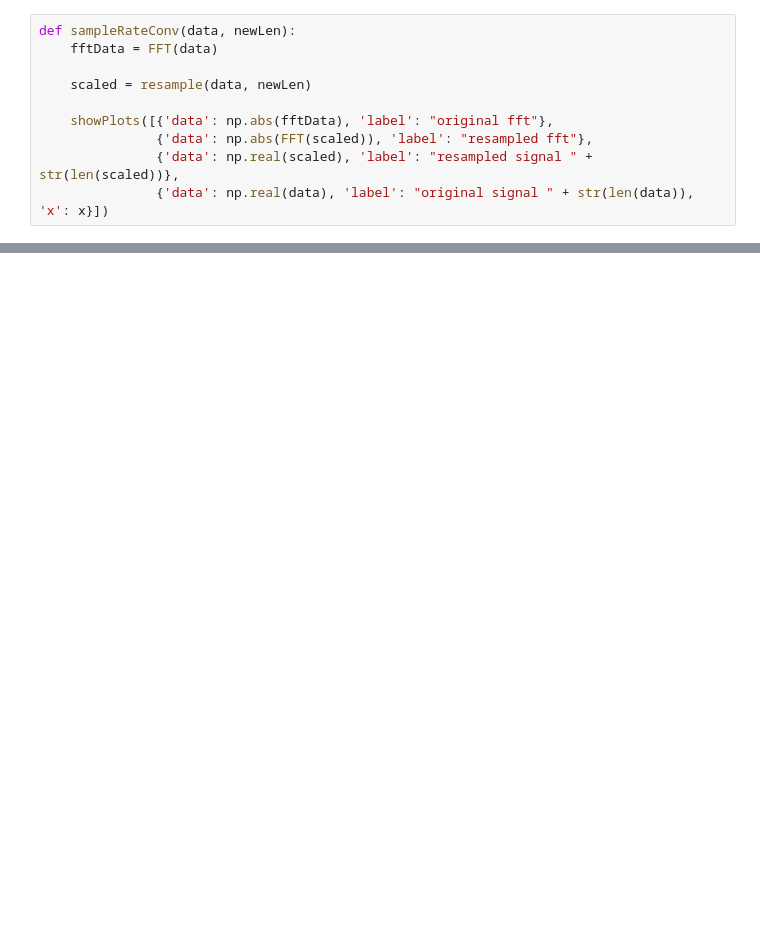
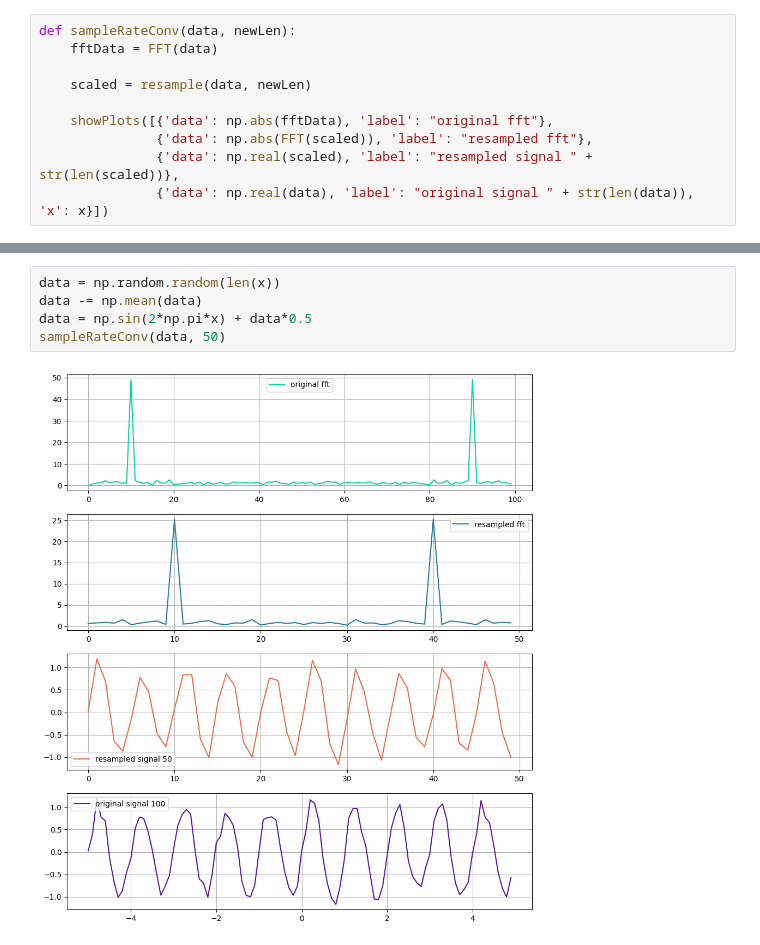
Before and after one commit to Altair200333/dataProcessing_nsu, a Jupyter notebook: task6_discr.ipynb, the cells around one changed output, grey strips where cells are left out. Drawn from its saved outputs; the diff is of its cells as text; blank space fills up the shorter version.

```diff
--- a/task6_discr.ipynb
+++ b/task6_discr.ipynb
@@ -149,0 +157,7 @@ sampleRateConv(np.vectorize(np.cos)(np.pi*2*x)+np.vectorize(np.cos)(np.pi*0.2*x)
+# %%
+data = np.random.random(len(x))
+data -= np.mean(data)
+data = np.sin(2*np.pi*x) + data*0.5
+sampleRateConv(data, 50)
+# %% [output]
+[figure, added]
```
Also changed, not shown: parts of 5 cells of this notebook.
